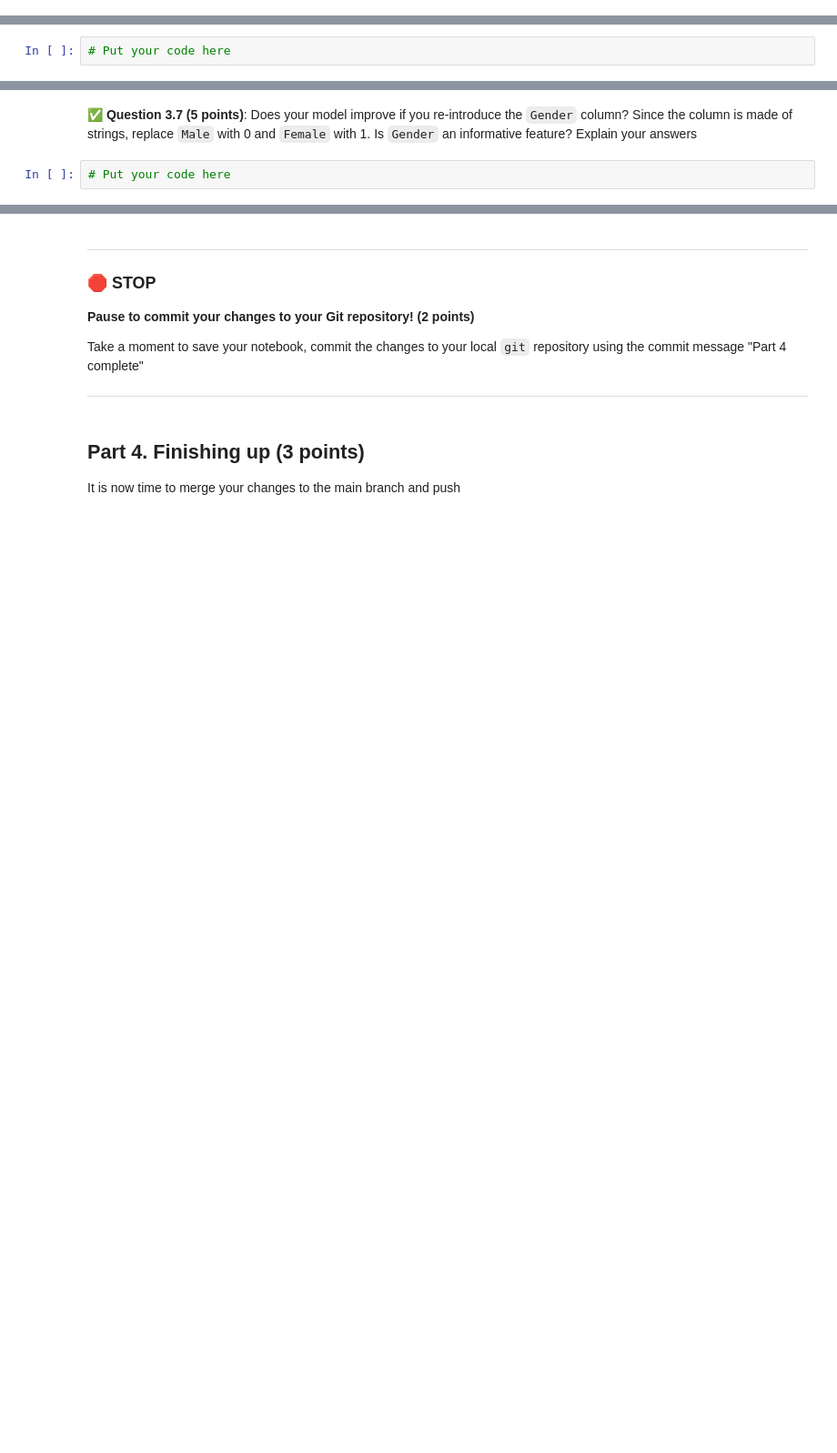
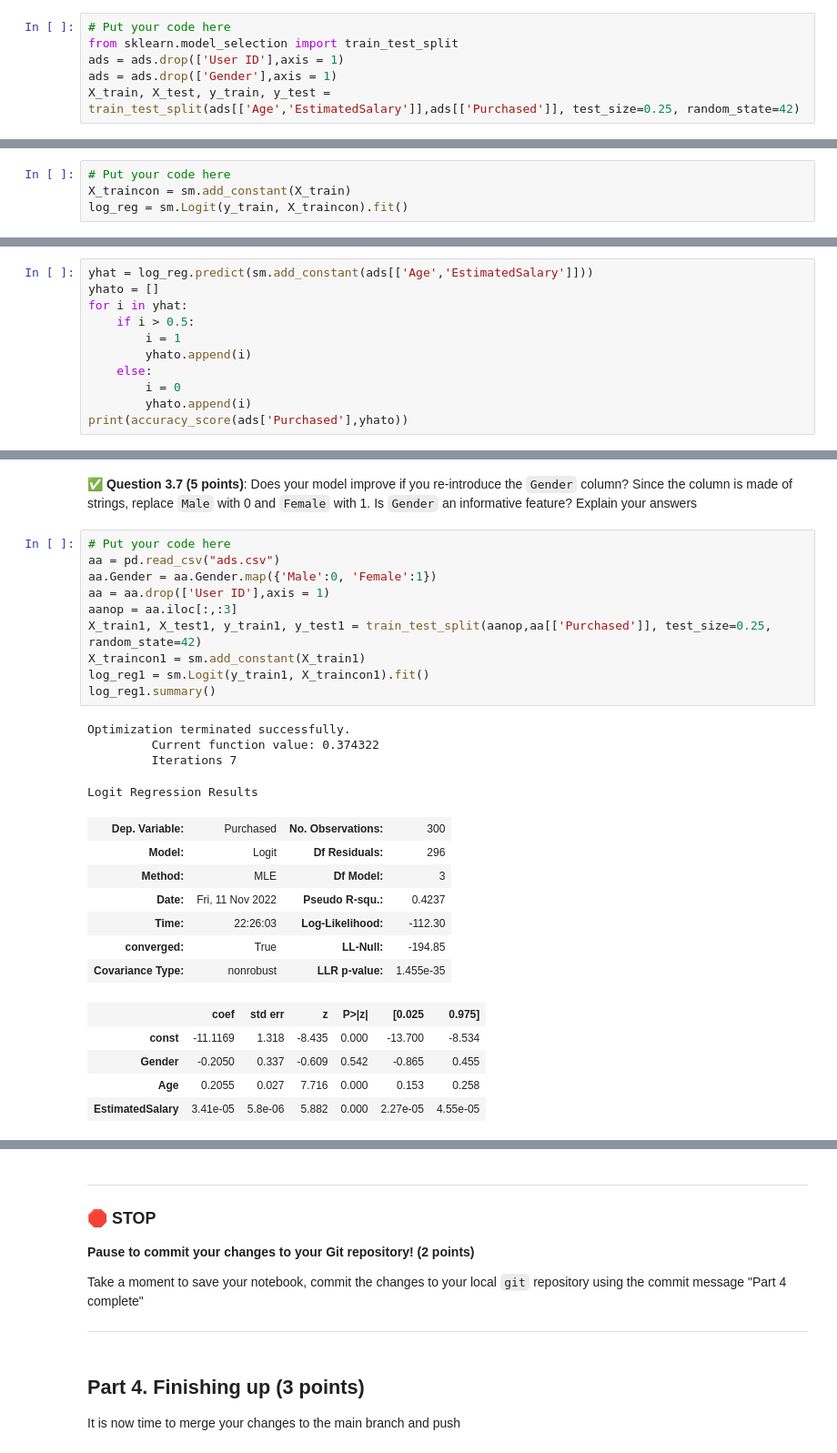
Before and after one commit to Kikuchanw/cmse202-f22-turnin, a Jupyter notebook: hw-04/HW-04_Regression-STUDENT.ipynb, the cells around one changed output, grey strips where cells are left out. Shown at 91% size. Saved outputs shown, nothing was run; the diff lists cells and outputs as text; blank space fills up the shorter version.

```diff
--- a/hw-04/HW-04_Regression-STUDENT.ipynb
+++ b/hw-04/HW-04_Regression-STUDENT.ipynb
@@ -307,3 +319,9 @@ As you can see the dataset has only few columns. The first columns is not useful
+# %%
+# Put your code here
+from sklearn.model_selection import train_test_split
+ads = ads.drop(['User ID'],axis = 1)
+ads = ads.drop(['Gender'],axis = 1)
+X_train, X_test, y_train, y_test = train_test_split(ads[['Age','EstimatedSalary']],ads[['Purchased']], test_size=0.25, random_state=42)
 # %% [markdown]
 &#9989;  **Question 3.3 (4 points)**:
 
@@ -311,3 +329,5 @@ As you can see the dataset has only few columns. The first columns is not useful
 2. **Do This:** Print the results of your model
 # %%
 # Put your code here
+X_traincon = sm.add_constant(X_train)
+log_reg = sm.Logit(y_train, X_traincon).fit()
@@ -321,0 +359,11 @@ As you can see the dataset has only few columns. The first columns is not useful
+# %%
+yhat = log_reg.predict(sm.add_constant(ads[['Age','EstimatedSalary']]))
+yhato = []
+for i in yhat:
+    if i > 0.5:
+        i = 1
+        yhato.append(i)
+    else:
+        i = 0
+        yhato.append(i)
+print(accuracy_score(ads['Purchased'],yhato))
@@ -326,5 +388,30 @@ As you can see the dataset has only few columns. The first columns is not useful
 # %% [markdown]
 &#9989;  **Question 3.7 (5 points)**: Does your model improve if you re-introduce the `Gender` column? Since the column is made of strings, replace `Male` with 0 and `Female` with 1. Is `Gender` an informative feature?
 Explain your answers
-# %%
-# Put your code here
+# %%
+# Put your code here
+aa = pd.read_csv("ads.csv")
+aa.Gender = aa.Gender.map({'Male':0, 'Female':1})
+aa = aa.drop(['User ID'],axis = 1)
+aanop = aa.iloc[:,:3]
+X_train1, X_test1, y_train1, y_test1 = train_test_split(aanop,aa[['Purchased']], test_size=0.25, random_state=42)
+X_traincon1 = sm.add_constant(X_train1)
+log_reg1 = sm.Logit(y_train1, X_traincon1).fit()
+log_reg1.summary()
+# %% [output]
+Optimization terminated successfully.
+         Current function value: 0.374322
+         Iterations 7
+Logit Regression Results
+| Dep. Variable: | Purchased | No. Observations: | 300 |
+| Model: | Logit | Df Residuals: | 296 |
+| Method: | MLE | Df Model: | 3 |
+| Date: | Fri, 11 Nov 2022 | Pseudo R-squ.: | 0.4237 |
+| Time: | 22:26:03 | Log-Likelihood: | -112.30 |
+| converged: | True | LL-Null: | -194.85 |
+| Covariance Type: | nonrobust | LLR p-value: | 1.455e-35 |
+|  | coef | std err | z | P>|z| | [0.025 | 0.975] |
+| const | -11.1169 | 1.318 | -8.435 | 0.000 | -13.700 | -8.534 |
+| Gender | -0.2050 | 0.337 | -0.609 | 0.542 | -0.865 | 0.455 |
+| Age | 0.2055 | 0.027 | 7.716 | 0.000 | 0.153 | 0.258 |
+| EstimatedSalary | 3.41e-05 | 5.8e-06 | 5.882 | 0.000 | 2.27e-05 | 4.55e-05 |
```
Also changed, not shown: parts of 14 cells of this notebook.
